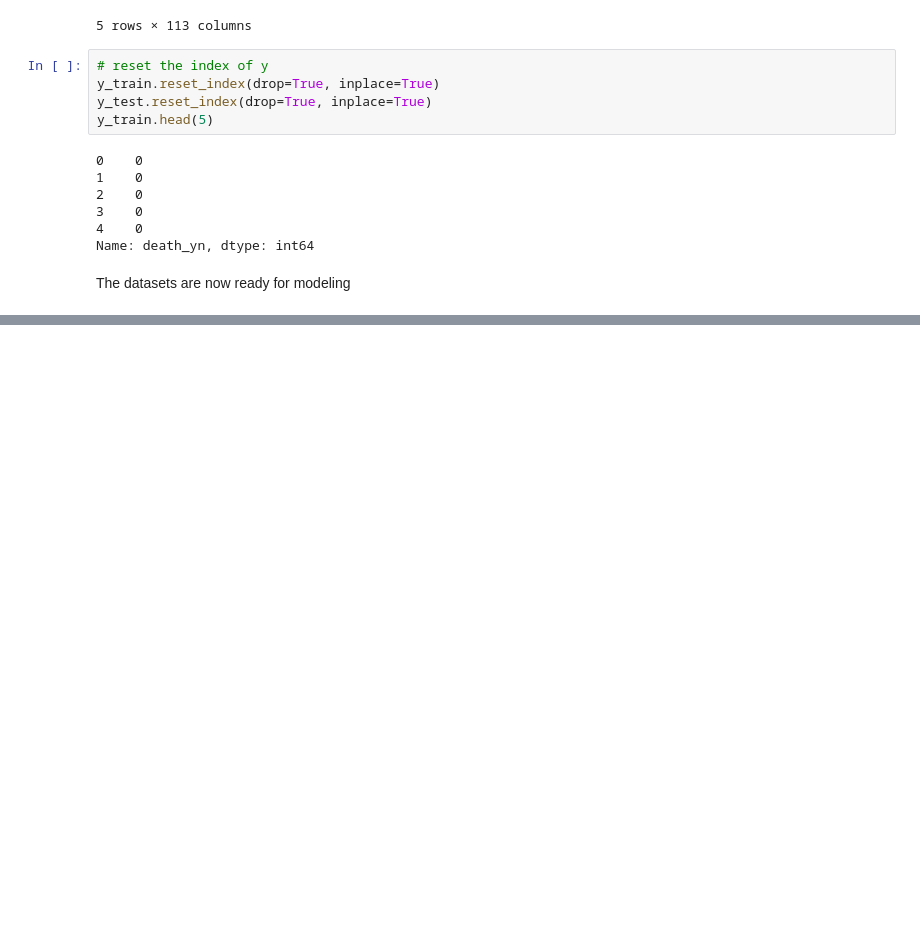
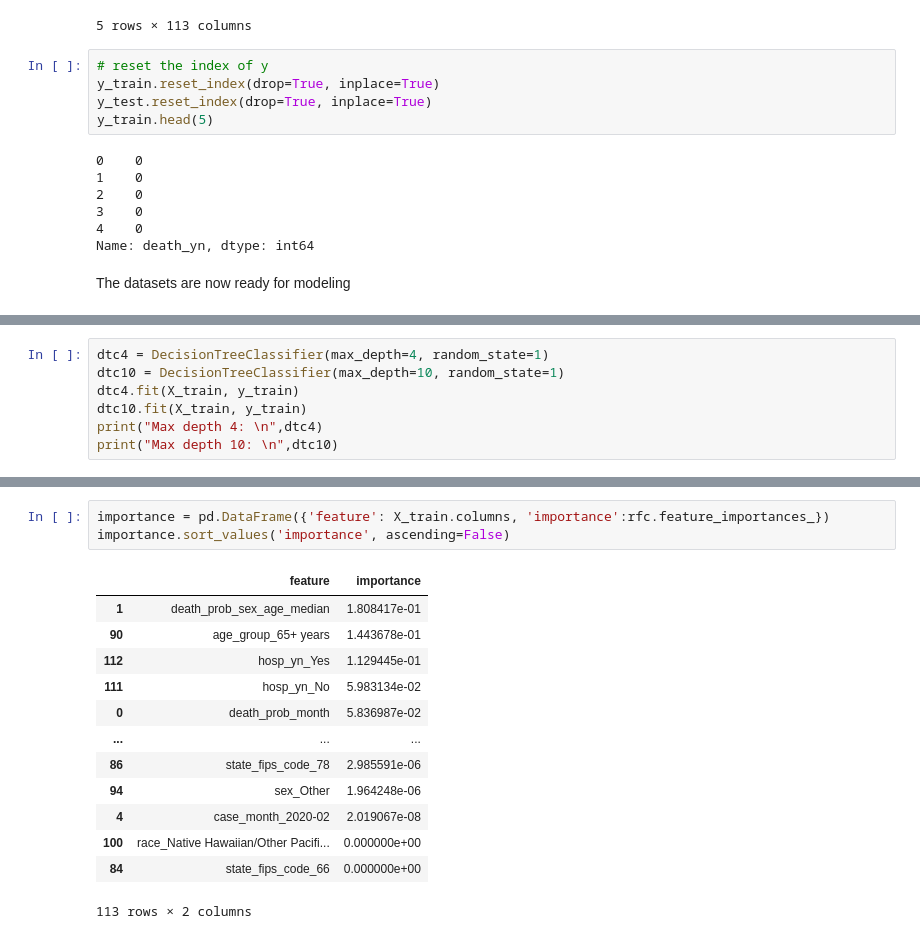
Before and after one commit to MichaelMoyles/MLCovid-19, a Jupyter notebook: 2022-Homework2-Notebook.ipynb, the cells around one changed output, grey strips where cells are left out. Saved outputs shown, nothing was run; the diff lists cells and outputs as text; blank space fills up the shorter version.

```diff
--- a/2022-Homework2-Notebook.ipynb
+++ b/2022-Homework2-Notebook.ipynb
@@ -875,0 +913,7 @@ The datasets are now ready for modeling
+# %%
+dtc4 = DecisionTreeClassifier(max_depth=4, random_state=1)
+dtc10 = DecisionTreeClassifier(max_depth=10, random_state=1)
+dtc4.fit(X_train, y_train)
+dtc10.fit(X_train, y_train)
+print("Max depth 4: \n",dtc4)
+print("Max depth 10: \n",dtc10)
@@ -875,0 +964,17 @@ The datasets are now ready for modeling
+# %%
+importance = pd.DataFrame({'feature': X_train.columns, 'importance':rfc.feature_importances_})
+importance.sort_values('importance', ascending=False)
+# %% [output]
+|  | feature | importance |
+| 1 | death_prob_sex_age_median | 1.808417e-01 |
+| 90 | age_group_65+ years | 1.443678e-01 |
+| 112 | hosp_yn_Yes | 1.129445e-01 |
+| 111 | hosp_yn_No | 5.983134e-02 |
+| 0 | death_prob_month | 5.836987e-02 |
+| ... | ... | ... |
+| 86 | state_fips_code_78 | 2.985591e-06 |
+| 94 | sex_Other | 1.964248e-06 |
+| 4 | case_month_2020-02 | 2.019067e-08 |
+| 100 | race_Native Hawaiian/Other Pacifi... | 0.000000e+00 |
+| 84 | state_fips_code_66 | 0.000000e+00 |
+113 rows × 2 columns
```
Also changed, not shown: parts of 34 cells of this notebook, 4 other files.
